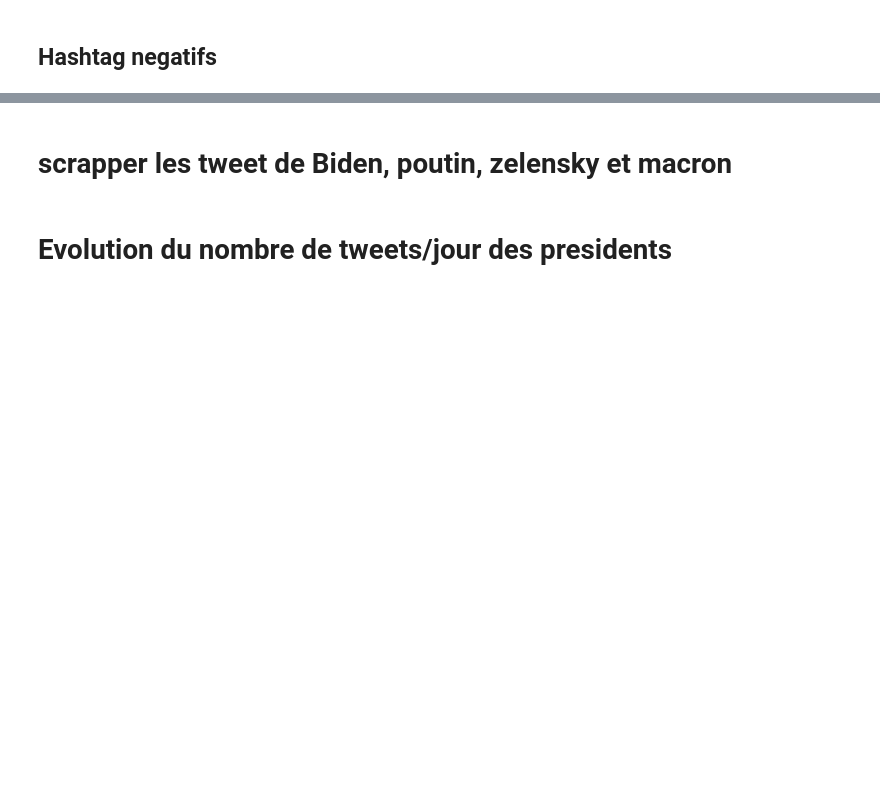
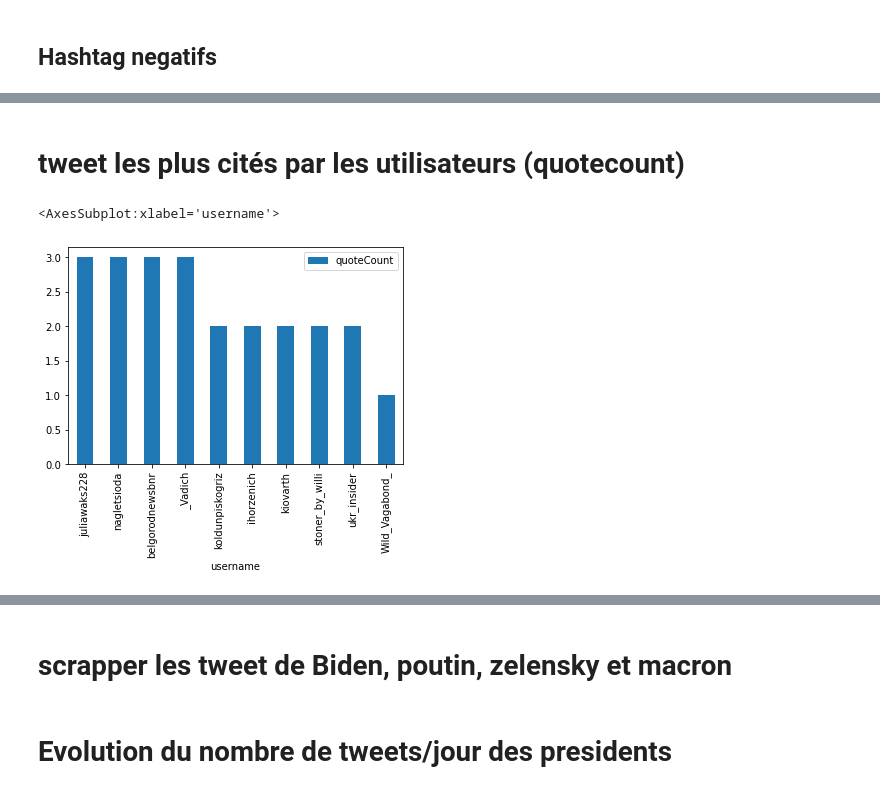
Before and after one commit to Amenay-khl/Osint, a Jupyter notebook: Osint_Uk2.ipynb, the cells around one changed output, grey strips where cells are left out. Cells and saved outputs as stored; diff of their text form; code cells hidden in the pictures; blank space fills up the shorter version.

```diff
--- a/Osint_Uk2.ipynb
+++ b/Osint_Uk2.ipynb
@@ -618,0 +690,9 @@ df_hash_negatifs.plot.bar(x='Hashtag', y='Tweets', rot=90)
+# %% [markdown]
+# tweet les plus cités par les utilisateurs (quotecount)
+# %%
+sorted_tweets_quote_ru = df_ru.sort_values(by = 'quoteCount', ascending=False)
+# %%
+sorted_tweets_quote_ru.head(10).plot.bar(y='quoteCount',x='username')
+# %% [output]
+<AxesSubplot:xlabel='username'>
+[figure, added]
```
Also changed, not shown: parts of 55 cells of this notebook.
